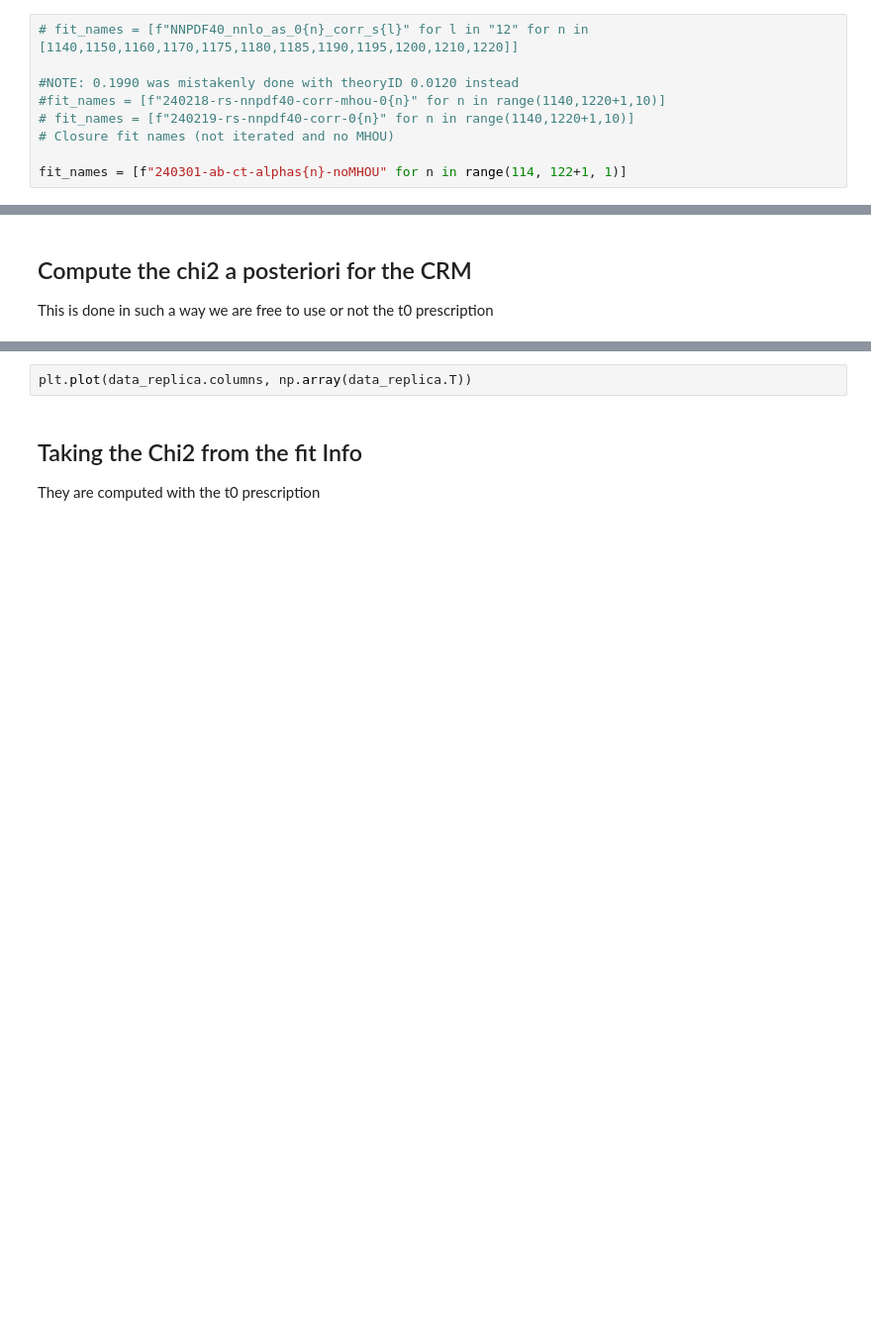
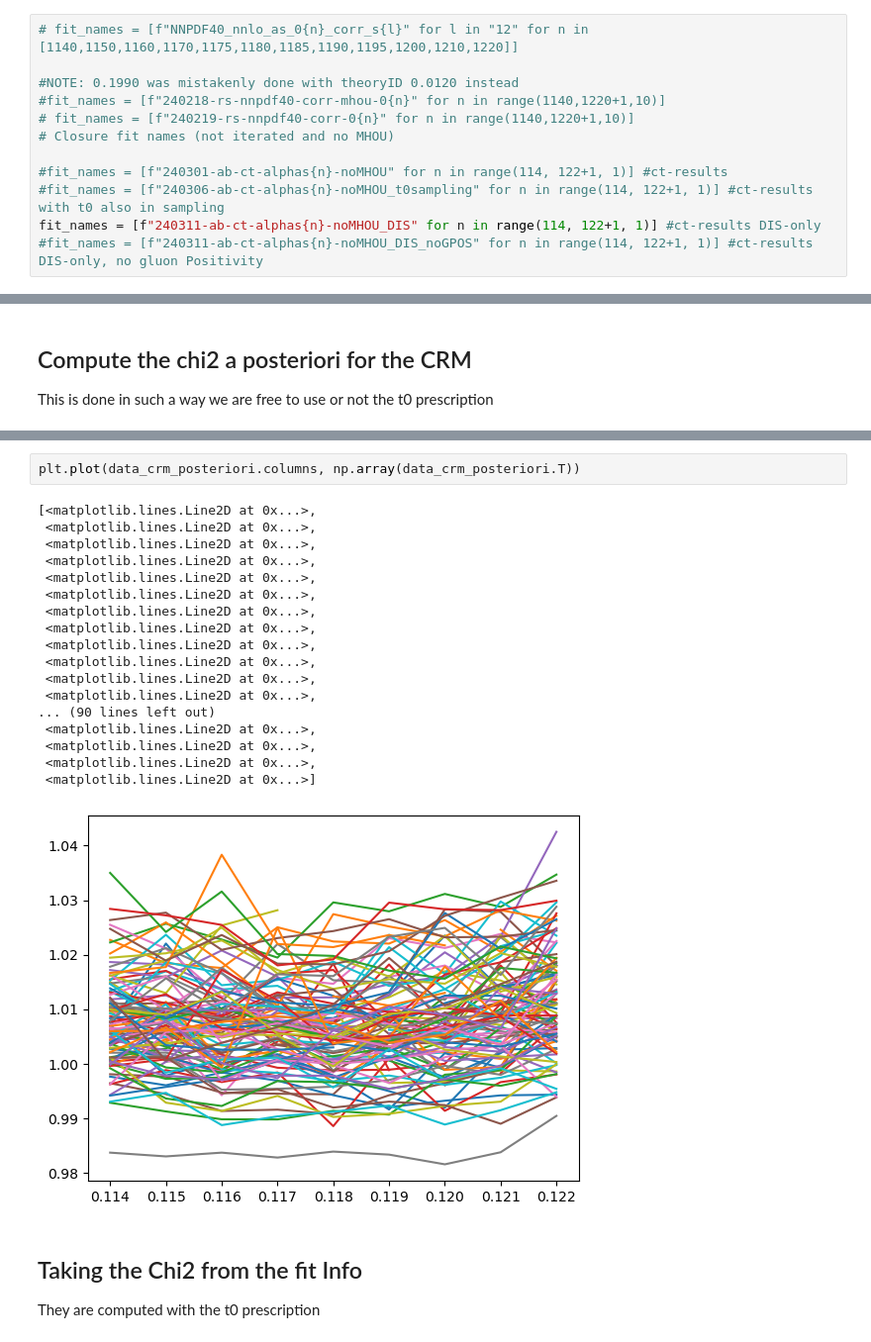
Before and after one commit to RoyStegeman/higher_twist, a Jupyter notebook: alphas/alphas_crm.ipynb, the cells around one changed output, grey strips where cells are left out. Shown at 99% size. Saved outputs shown, nothing was run; the diff lists cells and outputs as text; blank space fills up the shorter version.

```diff
--- a/alphas/alphas_crm.ipynb
+++ b/alphas/alphas_crm.ipynb
@@ -21,7 +21,10 @@ config_common = {"dataset_inputs":{"from_": "fit"}, "datacuts":{"from_":"fit"},
 # fit_names = [f"240219-rs-nnpdf40-corr-0{n}" for n in range(1140,1220+1,10)]
 # Closure fit names (not iterated and no MHOU)
 
-fit_names = [f"240301-ab-ct-alphas{n}-noMHOU" for n in range(114, 122+1, 1)]
+#fit_names = [f"240301-ab-ct-alphas{n}-noMHOU" for n in range(114, 122+1, 1)] #ct-results
+#fit_names = [f"240306-ab-ct-alphas{n}-noMHOU_t0sampling" for n in range(114, 122+1, 1)] #ct-results with t0 also in sampling
+fit_names = [f"240311-ab-ct-alphas{n}-noMHOU_DIS" for n in range(114, 122+1, 1)] #ct-results DIS-only
+#fit_names = [f"240311-ab-ct-alphas{n}-noMHOU_DIS_noGPOS" for n in range(114, 122+1, 1)] #ct-results DIS-only, no gluon Positivity
 # %% [markdown]
 # Loading the fits
 # %%
@@ -127,5 +150,24 @@ hist_results(mins_crm_posteriori, data_crm_posteriori)
 # %%
-plt.plot(data_replica.columns, np.array(data_replica.T))
+plt.plot(data_crm_posteriori.columns, np.array(data_crm_posteriori.T))
+# %% [output]
+[<matplotlib.lines.Line2D at 0x...>,
+ <matplotlib.lines.Line2D at 0x...>,
+ <matplotlib.lines.Line2D at 0x...>,
+ <matplotlib.lines.Line2D at 0x...>,
+ <matplotlib.lines.Line2D at 0x...>,
+ <matplotlib.lines.Line2D at 0x...>,
+ <matplotlib.lines.Line2D at 0x...>,
+ <matplotlib.lines.Line2D at 0x...>,
+ <matplotlib.lines.Line2D at 0x...>,
+ <matplotlib.lines.Line2D at 0x...>,
+ <matplotlib.lines.Line2D at 0x...>,
+ <matplotlib.lines.Line2D at 0x...>,
+... (90 lines left out)
+ <matplotlib.lines.Line2D at 0x...>,
+ <matplotlib.lines.Line2D at 0x...>,
+ <matplotlib.lines.Line2D at 0x...>,
+ <matplotlib.lines.Line2D at 0x...>]
+[figure, added]
 # %% [markdown]
 ## Taking the Chi2 from the fit Info
 They are computed with the t0 prescription
```
Also changed, not shown: parts of 13 cells of this notebook, 1 other file.
